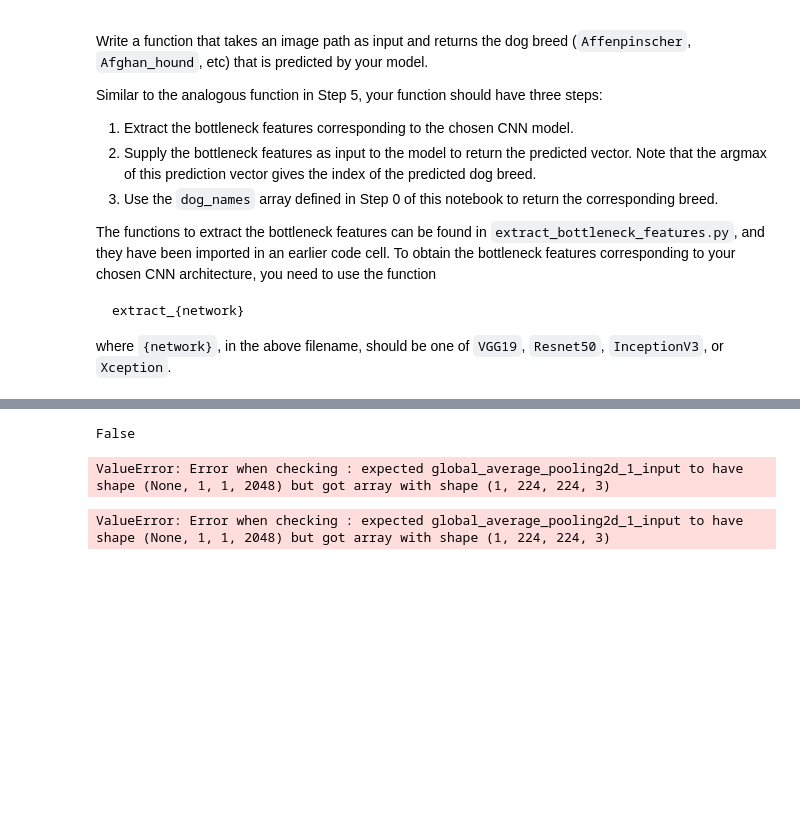
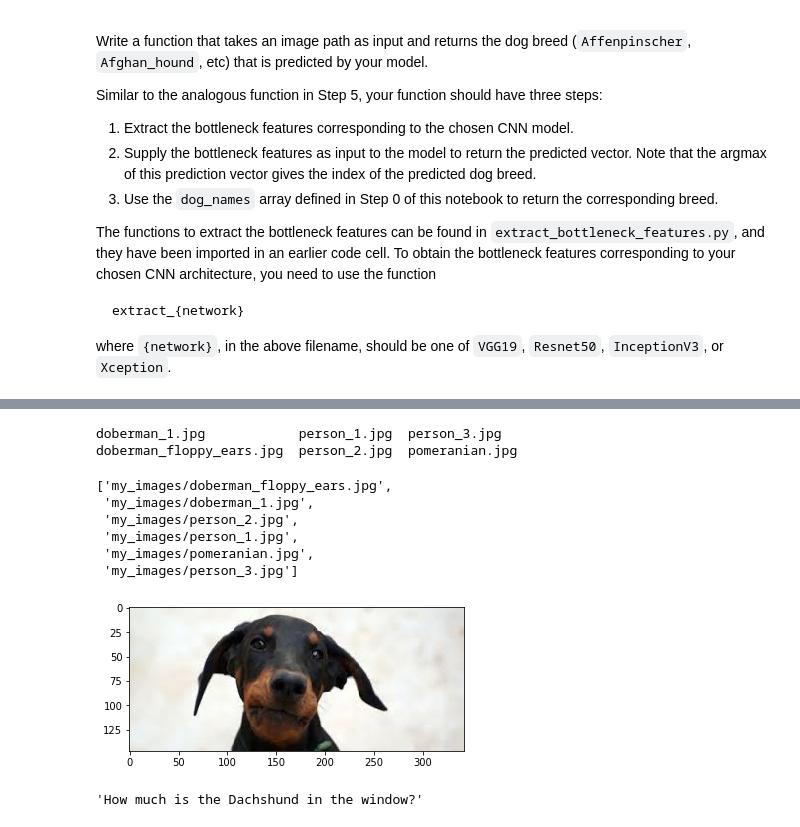
Before and after one commit to baumanab/AIND2-dog-project, a Jupyter notebook: dog_app.ipynb, the cells around one changed output, grey strips where cells are left out. Cells and saved outputs as stored; diff of their text form; code cells hidden in the pictures; blank space fills up the shorter version.

```diff
--- a/dog_app.ipynb
+++ b/dog_app.ipynb
@@ -801,7 +802,7 @@ Epoch 20/20
 ### (IMPLEMENTATION) Load the Model with the Best Validation Loss
 # %%
 ### TODO: Load the model weights with the best validation loss.
-ResNet50_model.load_weights('saved_models/weights.best.ResNet-50.hdf5')
+my_ResNet50_model.load_weights('saved_models/weights.best.ResNet-50.hdf5')
 # %% [markdown]
 ### (IMPLEMENTATION) Test the Model
 
@@ -837,13 +838,18 @@ where `{network}`, in the above filename, should be one of `VGG19`, `Resnet50`,
 
 from extract_bottleneck_features import *
 
-def ResNet50_predict_breed(img_path):
+def my_ResNet50_predict_breed(img_path):
     # extract bottleneck features
-    bottleneck_feature = extract_ResNet50(path_to_tensor(img_path))
+    bottleneck_feature = extract_Resnet50(path_to_tensor(img_path))
+
     # obtain predicted vector
-    predicted_vector = ResNet50_model.predict(bottleneck_feature)
-    # return dog breed that is predicted by the model
-    return dog_names[np.argmax(predicted_vector)]
+    predicted_vector = my_ResNet50_model.predict(bottleneck_feature)
+
+    # get index with highest probability and predicted dog breed
+    predicted_index= np.argmax(predicted_vector)
+    predicted_breed= dog_names[predicted_index]
+
+    return predicted_breed
 # %% [markdown]
 ---
 <a id='step6'></a>
@@ -895,12 +883,17 @@ def image_predictor(img_path):
     # check for each type and get prediction
     dog= dog_detector(img_path)
     human= face_detector(img_path)
-    predicted_breed= ResNet50_predict_breed(img_path)
+    predicted_breed= my_ResNet50_predict_breed(img_path)
+
+    img = cv2.imread(img_path)
+    rgb = cv2.cvtColor(img, cv2.COLOR_BGR2RGB)
+    plt.imshow(rgb)
+    plt.show()
 
     if dog:
         return("How much is the {} in the window?".format(predicted_breed))
     elif human:
-        return("D O GG Y, you aint got no alibi, there is not a line here that rhymes with anything, but this preictor posits your resemblence to a {}".format(predicted_breed))
+        return("D O GG Y, you aint got no alibi, this preictor posits your resemblence to a {}".format(predicted_breed))
     else:
         return("These are not the droids you are looking for.")
 # %% [markdown]
@@ -925,16 +919,20 @@ my_path
-# %%
-face_detector(my_path)
-# %% [output]
-False
-# %%
-dog_detector(my_path)
-# %% [output]
-ValueError: Error when checking : expected global_average_pooling2d_1_input to have shape (None, 1, 1, 2048) but got array with shape (1, 224, 224, 3)
-# %%
-## TODO: Execute your algorithm from Step 6 on
-## at least 6 images on your computer.
-## Feel free to use as many code cells as needed.
-my_path = np.array(glob("my_images/doberman_1.jpg"))[0]
-image_predictor(my_path)
-# %% [output]
-ValueError: Error when checking : expected global_average_pooling2d_1_input to have shape (None, 1, 1, 2048) but got array with shape (1, 224, 224, 3)
+# %%
+ls my_images/
+# %% [output]
+doberman_1.jpg            person_1.jpg  person_3.jpg
+doberman_floppy_ears.jpg  person_2.jpg  pomeranian.jpg
+# %%
+image_list= glob("my_images/*.jpg")
+image_list
+# %% [output]
+['my_images/doberman_floppy_ears.jpg',
+ 'my_images/doberman_1.jpg',
+ 'my_images/person_2.jpg',
+ 'my_images/person_1.jpg',
+ 'my_images/pomeranian.jpg',
+ 'my_images/person_3.jpg']
+# %%
+image_predictor(image_list[0])
+# %% [output]
+[figure, added]
+'How much is the Dachshund in the window?'
```
Also changed, not shown: parts of 13 cells of this notebook, 18 other files.
